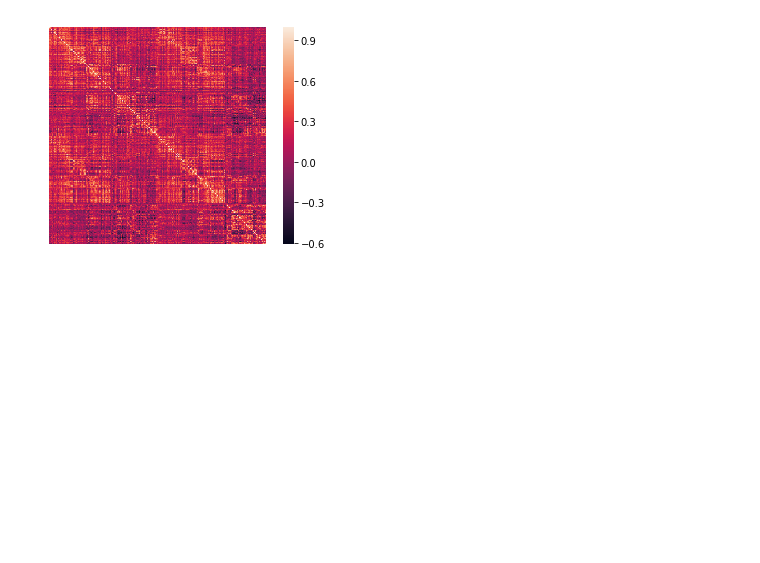
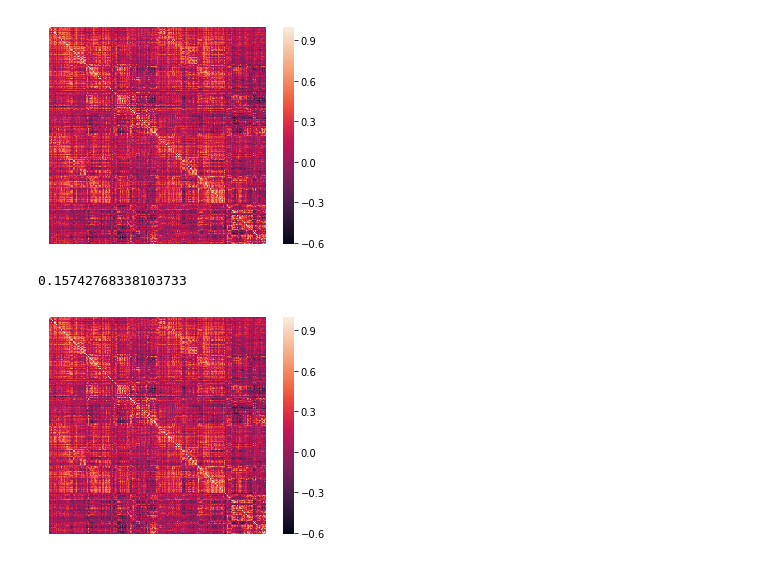
Before and after one commit to hahaai/Bagging_Prediction, a Jupyter notebook: Bagging_data/testing_Corr_Matrix/Bagging_CorrMatrix_test.ipynb, the cells around one changed output. Drawn from its saved outputs; the diff is of its cells as text; code cells hidden in the pictures; blank space fills up the shorter version.

```diff
--- a/Bagging_data/testing_Corr_Matrix/Bagging_CorrMatrix_test.ipynb
+++ b/Bagging_data/testing_Corr_Matrix/Bagging_CorrMatrix_test.ipynb
@@ -103,3 +170,26 @@ print(np.mean(data_corr))
 # %% [output]
 0.1601877903833808
 [figure]
+# %%
+# Time series Bagging 500 times
+block_size=np.int(np.floor(np.sqrt(data.shape[0]))) # for time series bootstrap
+
+# find optimal 0.5 to 2 witth 0.25 steps.
+# 0.5, 0.8 1. 1.5 2.
+# similar
+# bagging improves the reproducibility.
+
+for i in range(0,500):
+    if i ==0:
+        tmp = timeseries_bootstrap(data, block_size)
+    else:
+        tmp = tmp + timeseries_bootstrap(data, block_size)
+
+data_ts=tmp/float(500)
+data_ts_corr=vec2symMat(data_ts,998)
+
+sns.heatmap(data_ts_corr,square=True,xticklabels='',yticklabels='')
+print(np.mean(data_ts_corr))
+# %% [output]
+0.15742768338103733
+[figure, added]
```
Also changed, not shown: parts of 23 cells of this notebook.
